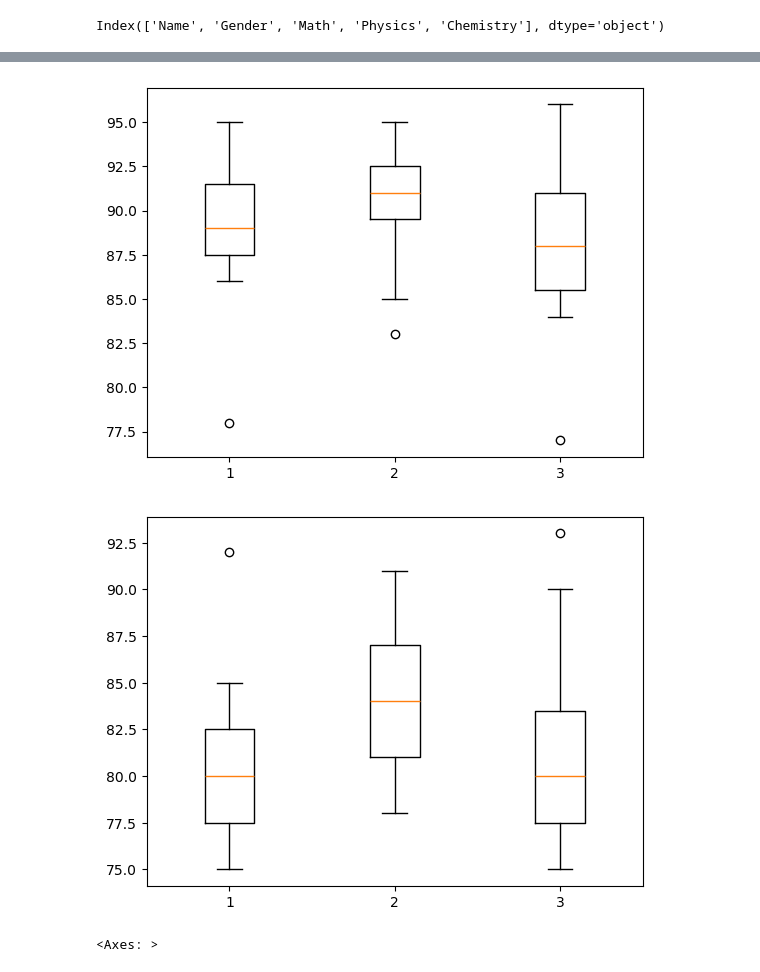
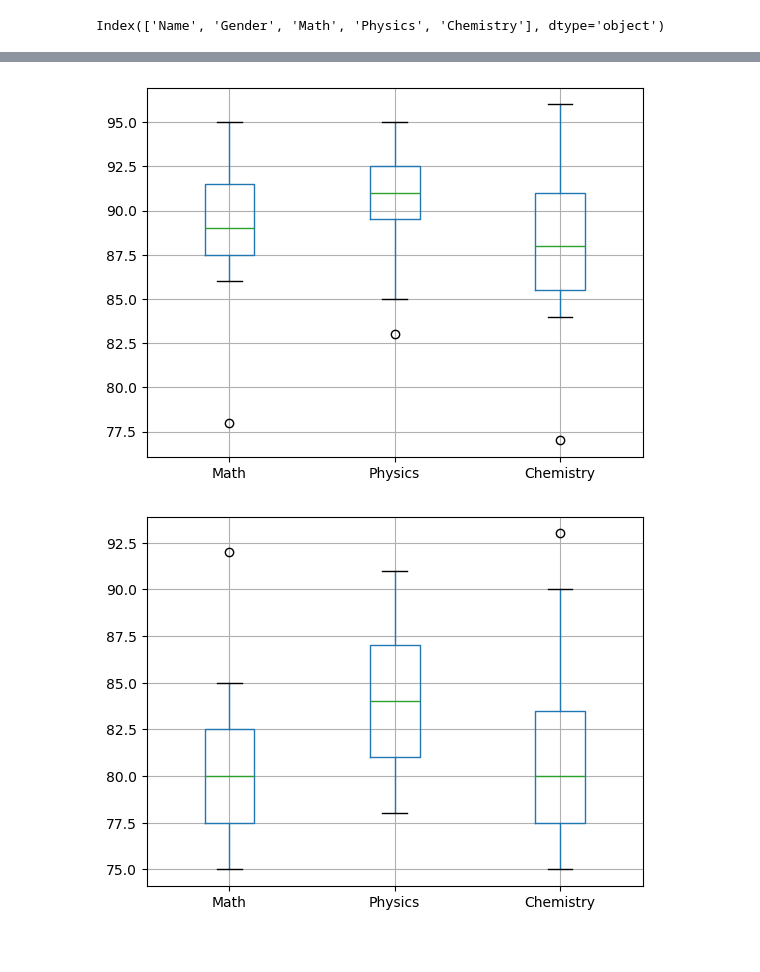
Before and after one commit to PaulaAlessio/estadistica, a Jupyter notebook: box_and_whiskers.ipynb, the cells around one changed output, grey strips where cells are left out. Saved outputs shown, nothing was run; the diff lists cells and outputs as text; code cells hidden in the pictures.

```diff
--- a/box_and_whiskers.ipynb
+++ b/box_and_whiskers.ipynb
@@ -28,16 +49,18 @@ plt.show()
 # %%
-fmarks=all_marks.loc[all_marks['Gender']=='F']
-plt.boxplot(fmarks.loc[:,['Math', 'Physics', 'Chemistry']])
+"""
+¿Qué se está representando aquí?
+"""
+female_marks=all_marks.loc[all_marks['Gender']=='F']
+female_marks.boxplot(column=['Math', 'Physics', 'Chemistry'])
 plt.show()
 # %% [output]
-[figure, old version]
+[figure, new version]
 # %%
-mmarks=all_marks.loc[all_marks['Gender']=='M']
-plt.boxplot(mmarks.loc[:,['Math', 'Physics', 'Chemistry']])
+"""
+¿Qué se está representando aquí?
+"""
+male_marks=all_marks.loc[all_marks['Gender']=='M']
+male_marks.boxplot(column=['Math', 'Physics', 'Chemistry'])
 plt.show()
 # %% [output]
-[figure, old version]
+[figure, new version]
-# %%
-mmarks.boxplot(column=['Math', 'Physics', 'Chemistry'])
-# %% [output]
-<Axes: >
```
Also changed, not shown: parts of 5 cells of this notebook, 1 other file.
